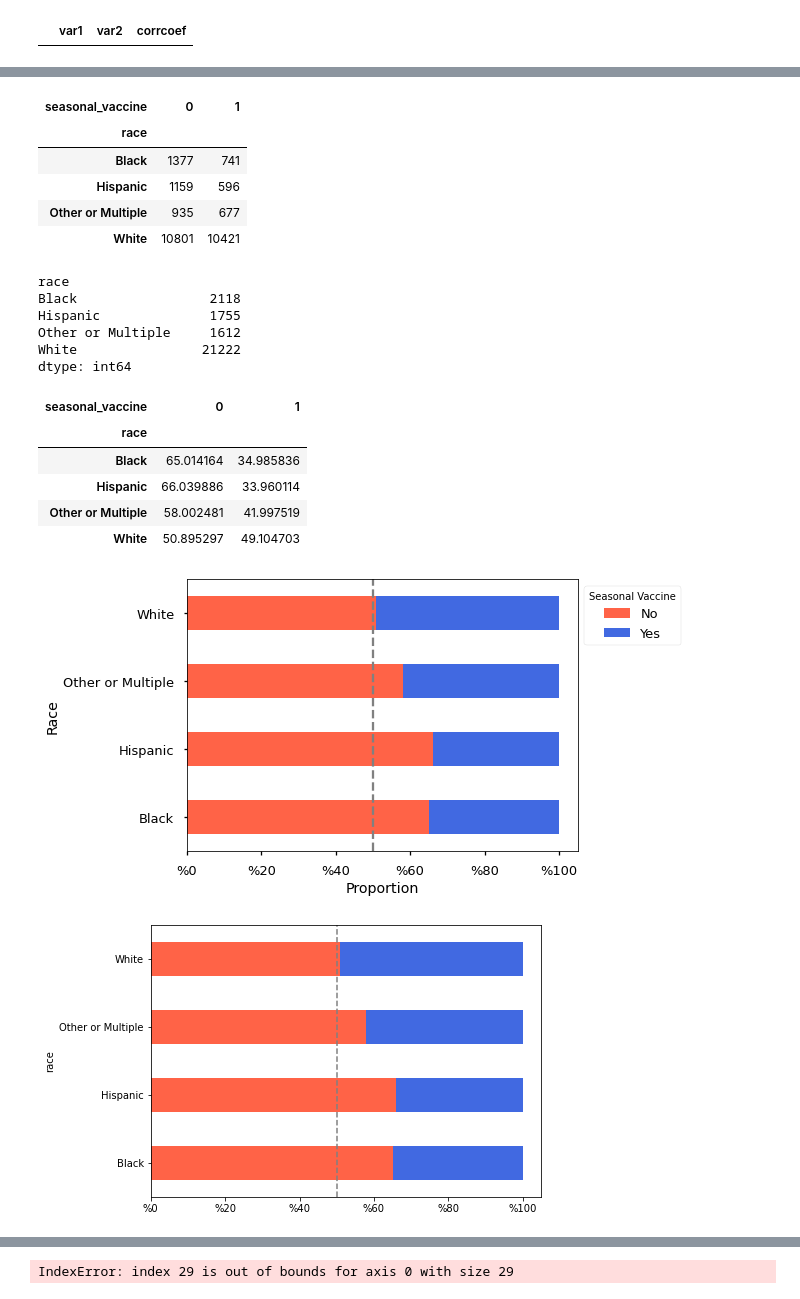
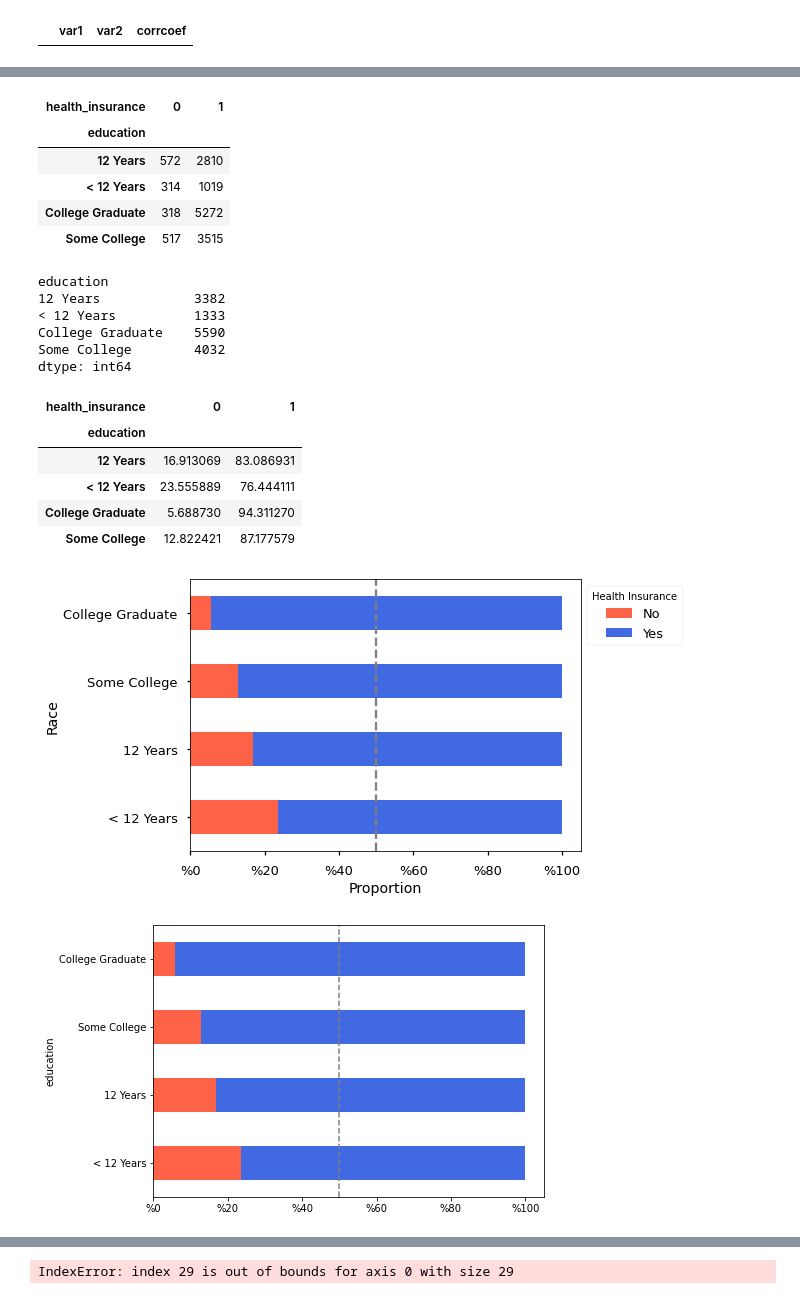
Before and after one commit to erdemiraysu/Seasonal_Flu_Vaccine_Intake_Classification, a Jupyter notebook: Notebook.ipynb, the cells around one changed output, grey strips where cells are left out. Cells and saved outputs as stored; diff of their text form; code cells hidden in the pictures.

```diff
--- a/Notebook.ipynb
+++ b/Notebook.ipynb
@@ -511,0 +336,7 @@ dtype: int64
+# %%
+for col in binary_columns:
+    #df[col] = pd.Categorical(df[col])
+    df[col] = df[col].astype('object')
+    # df[col] = df[col].cat.codes
+
+    # df[col] = df[col].cat.codes
@@ -546,48 +418,48 @@ https://drivendata.co/blog/predict-flu-vaccine-data-benchmark/
 # %%
-# Counts for getting / not getting the vaccine for each race:
-counts = df[['race','seasonal_vaccine']].groupby(['race', 'seasonal_vaccine']).size().unstack('seasonal_vaccine')
+# Counts for having / not having health_insurance for each race:
+counts = df_insurance[['education','health_insurance']].groupby(['education', 'health_insurance']).size().unstack('health_insurance')
 counts
 # %% [output]
-| seasonal_vaccine | 0 | 1 |
-| race |  |  |
-| Black | 1377 | 741 |
-| Hispanic | 1159 | 596 |
-| Other or Multiple | 935 | 677 |
-| White | 10801 | 10421 |
+| health_insurance | 0 | 1 |
+| education |  |  |
+| 12 Years | 572 | 2810 |
+| < 12 Years | 314 | 1019 |
+| College Graduate | 318 | 5272 |
+| Some College | 517 | 3515 |
 # %%
 # Getting the total numbers:
 total_counts = counts.sum(axis=1)
 total_counts
 # %% [output]
-race
-Black                 2118
-Hispanic              1755
-Other or Multiple     1612
-White                21222
+education
+12 Years            3382
+< 12 Years          1333
+College Graduate    5590
+Some College        4032
 dtype: int64
 # %%
-# Getting the proportion of getting / not getting the vaccine for each race:
+# Getting the proportion of having / not having health_insurance for each race:
 props = counts[[0,1]].multiply(100).div(total_counts, axis=0)
 props
 # %% [output]
-| seasonal_vaccine | 0 | 1 |
-| race |  |  |
-| Black | 65.014164 | 34.985836 |
-| Hispanic | 66.039886 | 33.960114 |
-| Other or Multiple | 58.002481 | 41.997519 |
-| White | 50.895297 | 49.104703 |
+| health_insurance | 0 | 1 |
+| education |  |  |
+| 12 Years | 16.913069 | 83.086931 |
+| < 12 Years | 23.555889 | 76.444111 |
+| College Graduate | 5.688730 | 94.311270 |
+| Some College | 12.822421 | 87.177579 |
 # %%
 # Bar plot:
 with plt.style.context('seaborn-talk'):
     fig, ax = plt.subplots(figsize=(7, 5))
-    props.plot.barh(stacked=True, color = ['tomato','royalblue'], ax=ax)
-    ax.legend(bbox_to_anchor=(1, 1), labels = ['No', 'Yes'], title='Seasonal Vaccine')
+    props.sort_values(by = 1).plot.barh(stacked=True, color = ['tomato','royalblue'], ax=ax)
+    ax.legend(bbox_to_anchor=(1, 1), labels = ['No', 'Yes'], title='Health Insurance')
     ax.set_ylabel("Race")
     ax.set_xlabel("Proportion")
     ax.xaxis.set_major_formatter(mpl.ticker.StrMethodFormatter('%{x:,.0f}'))
     ax.axvline(x= 50, ymin=0, ymax=1, color='grey', linestyle='--')
 # %% [output]
-[figure, old version]
+[figure, new version]
 # %%
 # Put this in a function so that we can loop it through each variable:
 
@@ -596,12 +468,12 @@ def proportion_plot(column, target, ax):  # if ax = None no axis sent and defaul
     counts = df[[column,target]].groupby([column, target]).size().unstack(target)
     props = counts[[0,1]].multiply(100).div(counts.sum(axis=1), axis=0)
 
-    props.plot.barh(stacked=True, color = ['tomato','royalblue'], ax = ax)
+    props.sort_values(by = 1).plot.barh(stacked=True, color = ['tomato','royalblue'], ax = ax)
     ax.xaxis.set_major_formatter(mpl.ticker.StrMethodFormatter('%{x:,.0f}'))
     ax.axvline(x= 50, ymin=0, ymax=1, color='grey', linestyle='--')
     ax.legend().remove()
 # %%
 fig, ax = plt.subplots(figsize=(7,5))
-proportion_plot('race', 'seasonal_vaccine', ax);
+proportion_plot('education', 'health_insurance', ax);
 # %% [output]
-[figure, old version]
+[figure, new version]
```
Also changed, not shown: parts of 164 cells of this notebook.
